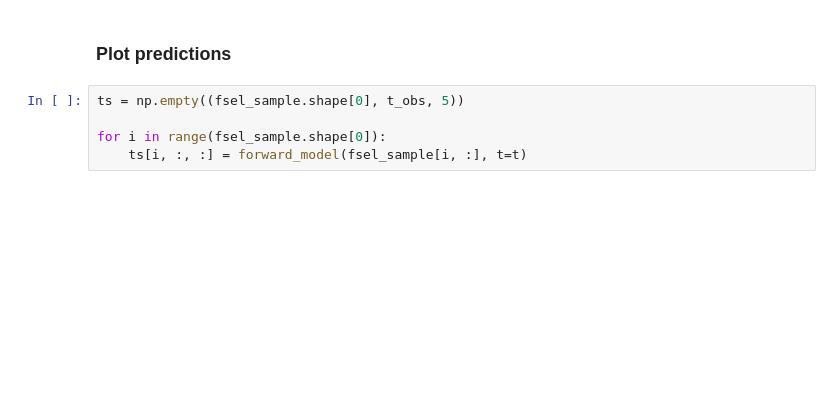
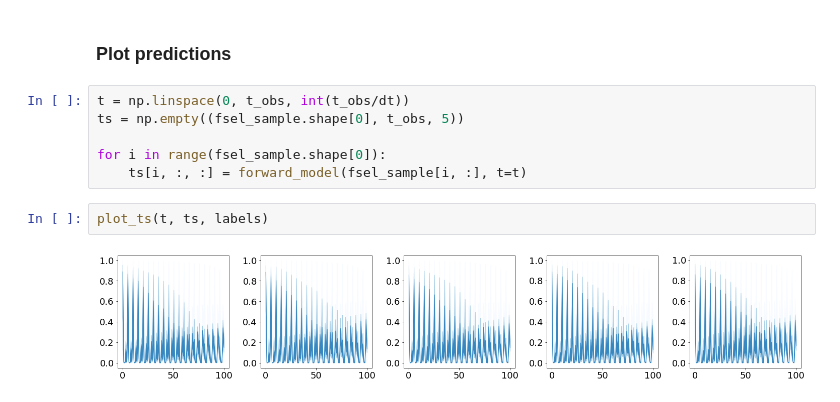
Before and after one commit to juan190199/InfectiousDiseases, a Jupyter notebook: InfectiousDisease/regression_model.ipynb, the cells around one changed output. Saved outputs shown, nothing was run; the diff lists cells and outputs as text; blank space fills up the shorter version.

```diff
--- a/InfectiousDisease/regression_model.ipynb
+++ b/InfectiousDisease/regression_model.ipynb
@@ -259,7 +259,12 @@ plt.legend()
 # %% [markdown]
 ### Plot predictions
 # %%
+t = np.linspace(0, t_obs, int(t_obs/dt))
 ts = np.empty((fsel_sample.shape[0], t_obs, 5))
 
 for i in range(fsel_sample.shape[0]):
     ts[i, :, :] = forward_model(fsel_sample[i, :], t=t)
+# %%
+plot_ts(t, ts, labels)
+# %% [output]
+[figure, added]
```
Also changed, not shown: parts of 8 cells of this notebook.
